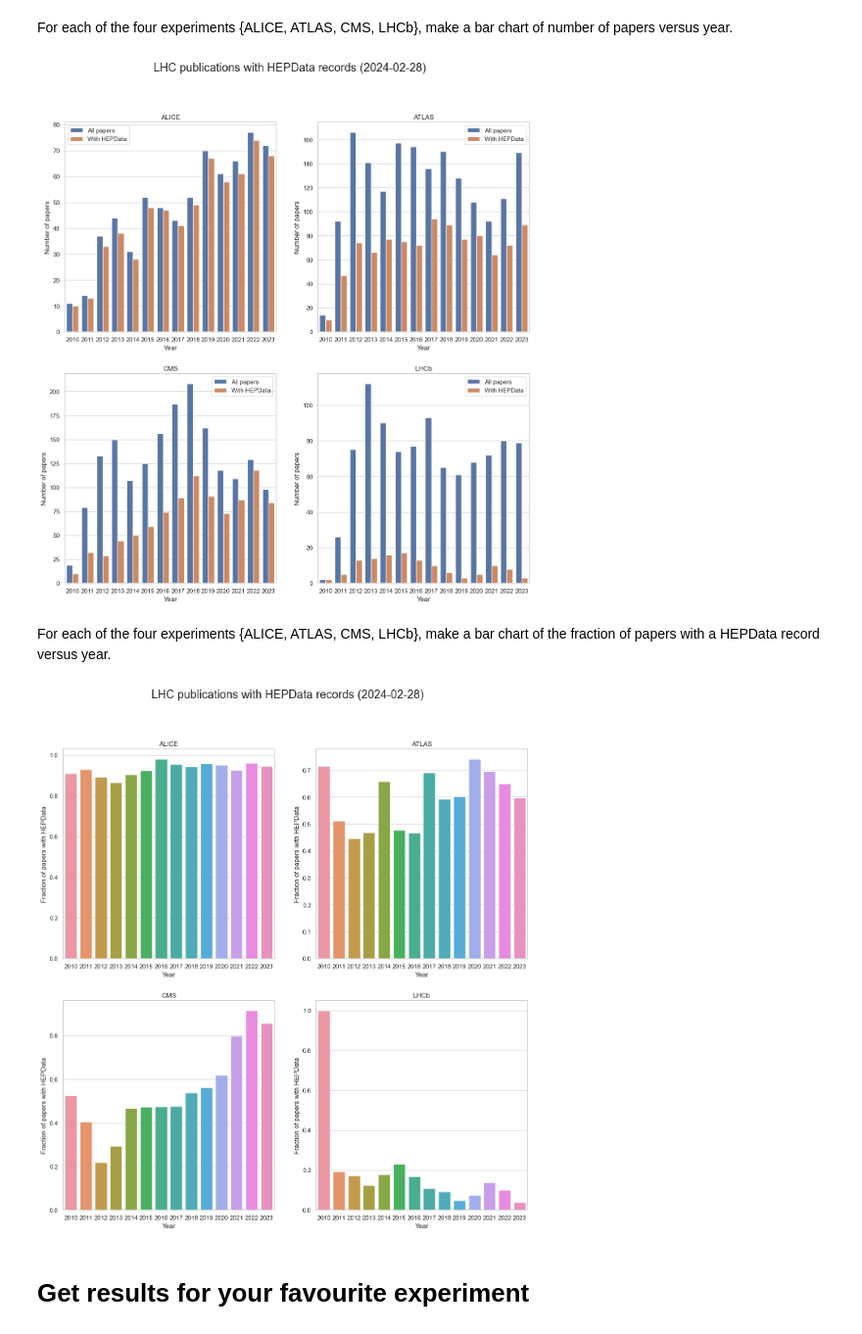
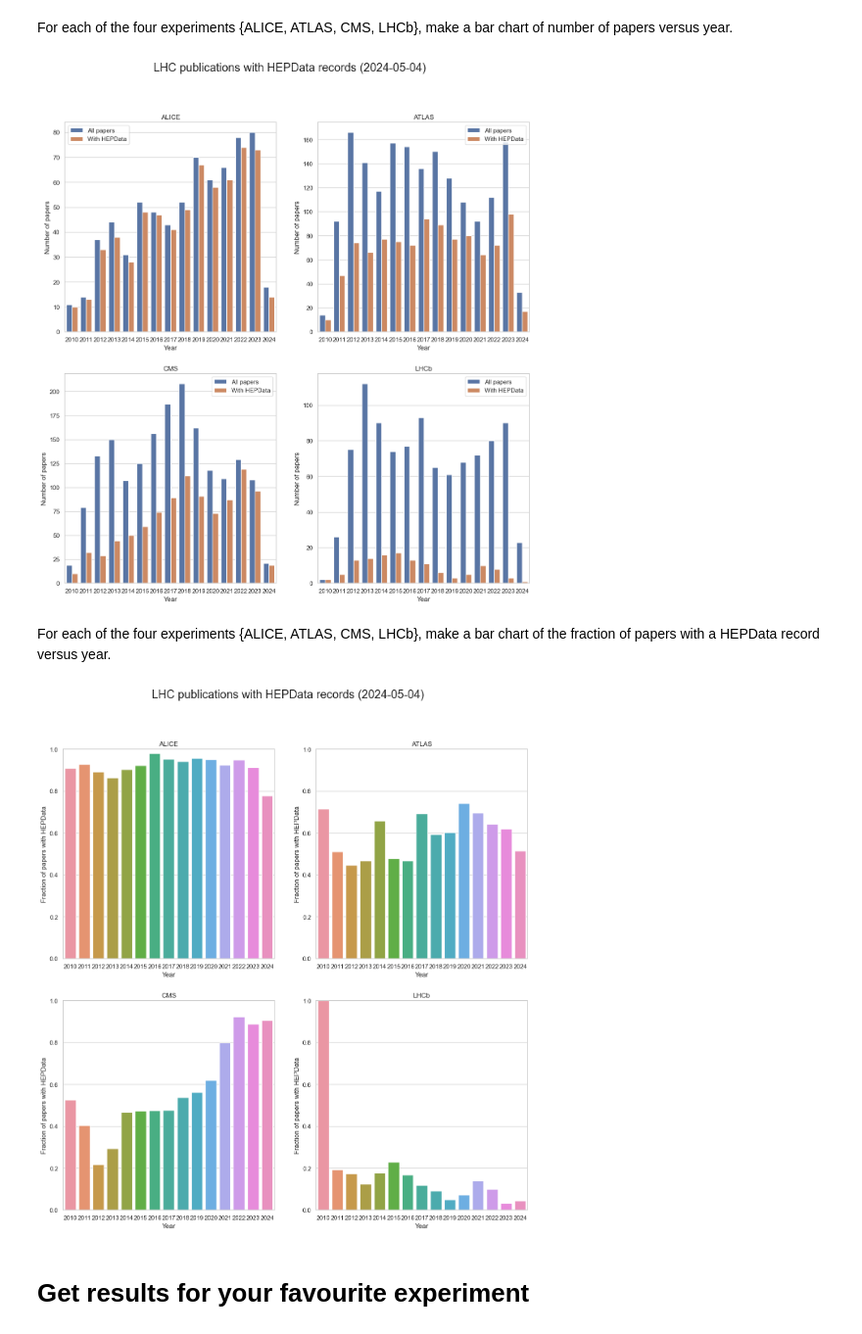
Before and after one commit to HEPData/miscellaneous, a Jupyter notebook: notebooks/count_inspire_records_with_hepdata.ipynb, the cells around one changed output. Shown: that part at 98% size. Drawn from its saved outputs; the diff is of its cells as text; code cells hidden in the pictures.

```diff
--- a/notebooks/count_inspire_records_with_hepdata.ipynb
+++ b/notebooks/count_inspire_records_with_hepdata.ipynb
@@ -65,6 +65,6 @@ Produce results for all years, then 2010 up to 2023, and the four main LHC colla
 # %%
 years = [0]
-[years.append(year) for year in range(2010, 2024)]
+[years.append(year) for year in range(2010, 2025)]
 collaborations = ['', 'ALICE', 'ATLAS', 'CMS', 'LHCb']
 # %% [markdown]
 Loop over all years and collaborations and get number of results from Inspire.
@@ -186,30 +187,31 @@ plt.suptitle('LHC publications with HEPData records ({})'.format(date.today()),
 plt.savefig('breakdown_{}.png'.format(date.today()))
 plt.show()
 # %% [output]
-[figure, old version]
+[figure, new version]
 # %% [markdown]
 For each of the four experiments {ALICE, ATLAS, CMS, LHCb}, make a bar chart of the fraction of papers with a HEPData record versus year.
 # %%
 plt.figure(facecolor='white', figsize=(15,15))
 for sub in range(1, 5):
     plt.subplot(2, 2, sub)
     collaboration = collaborations[sub]
     labels = [year for year in years if year]
     values = [num_results[year][collaboration] for year in years if year]
     fraction_with_hepdata = [fraction_of_results_with_hepdata[year][collaboration]
                              for year in years if year]
     x = labels
     y = fraction_with_hepdata
     sns.barplot(x=x, y=y)
+    plt.ylim(0.0, 1.0)
     plt.title(collaboration)
     plt.xlabel('Year')
     plt.ylabel('Fraction of papers with HEPData')
 plt.suptitle('LHC publications with HEPData records ({})'.format(date.today()),
              fontsize='xx-large')
 plt.savefig('breakdown_fraction_{}.png'.format(date.today()))
 plt.show()
 # %% [output]
-[figure, old version]
+[figure, new version]
 # %% [markdown]
 # Get results for your favourite experiment
 # %%
```
Also changed, not shown: parts of 4 cells of this notebook, 1 other file.
